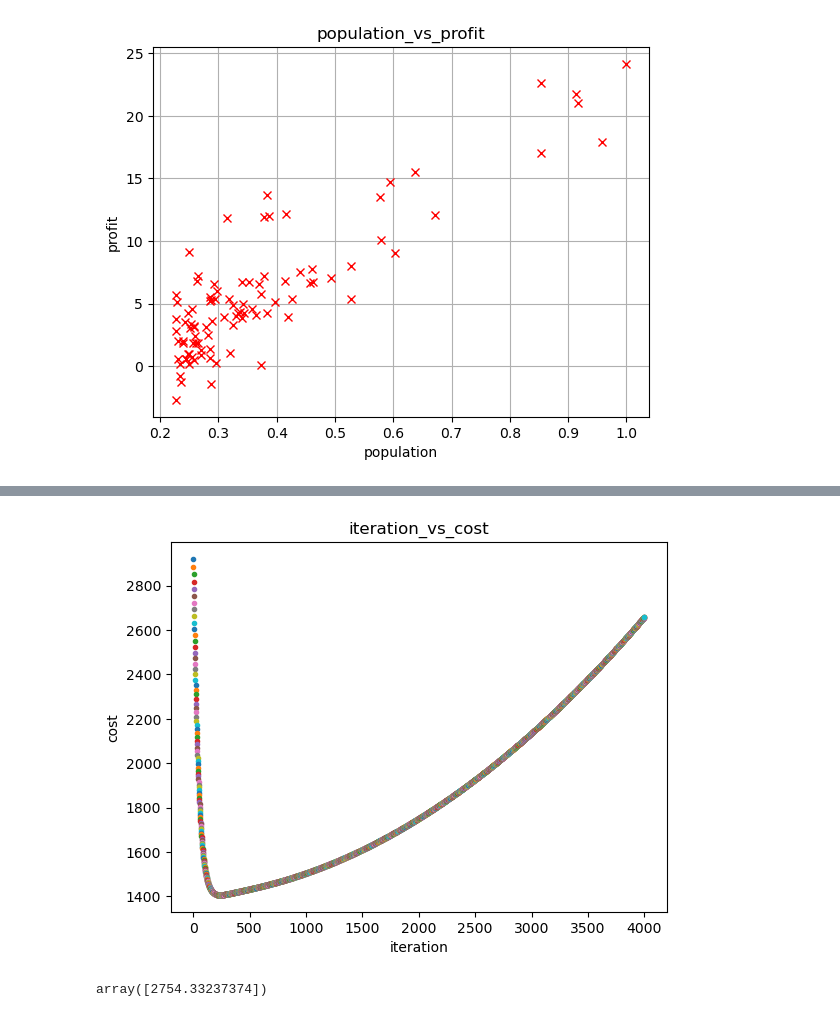
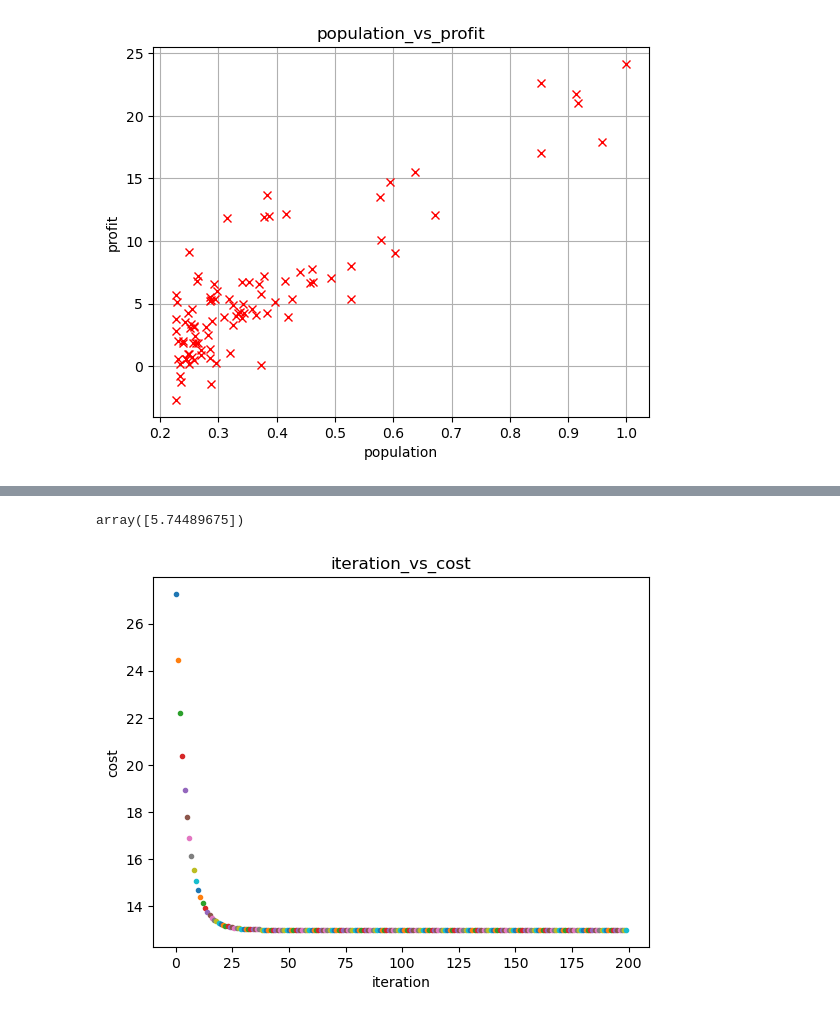
Before and after one commit to sauravbhusal/LINEAR_REGRESSION_FROM_SCRATCH, a Jupyter notebook: simple_linear_regression/simple_linear_regression.ipynb, the cells around one changed output, grey strips where cells are left out. Drawn from its saved outputs; the diff is of its cells as text; code cells hidden in the pictures.

```diff
--- a/simple_linear_regression/simple_linear_regression.ipynb
+++ b/simple_linear_regression/simple_linear_regression.ipynb
@@ -156,13 +153,13 @@ array([6.43033867])
-# %%
-plt.xlabel('iteration')
-plt.ylabel('cost')
-plt.title('iteration_vs_cost')
-for i in range (0,4000):
-    #print(J[i])
-    plt.plot(i,J[i],'.',)
-# %% [output]
-[figure, removed]
-# %%
-J[5]
-# %% [output]
-array([2754.33237374])
+# %%
+(x@theta)[1]
+# %% [output]
+array([5.74489675])
+# %%
+plt.xlabel('iteration')
+plt.ylabel('cost')
+plt.title('iteration_vs_cost')
+for i in range (0,200):
+    #print(J[i])
+    plt.plot(i,J[i],'.',)
+# %% [output]
+[figure, added]
```
Also changed, not shown: parts of 9 cells of this notebook.
